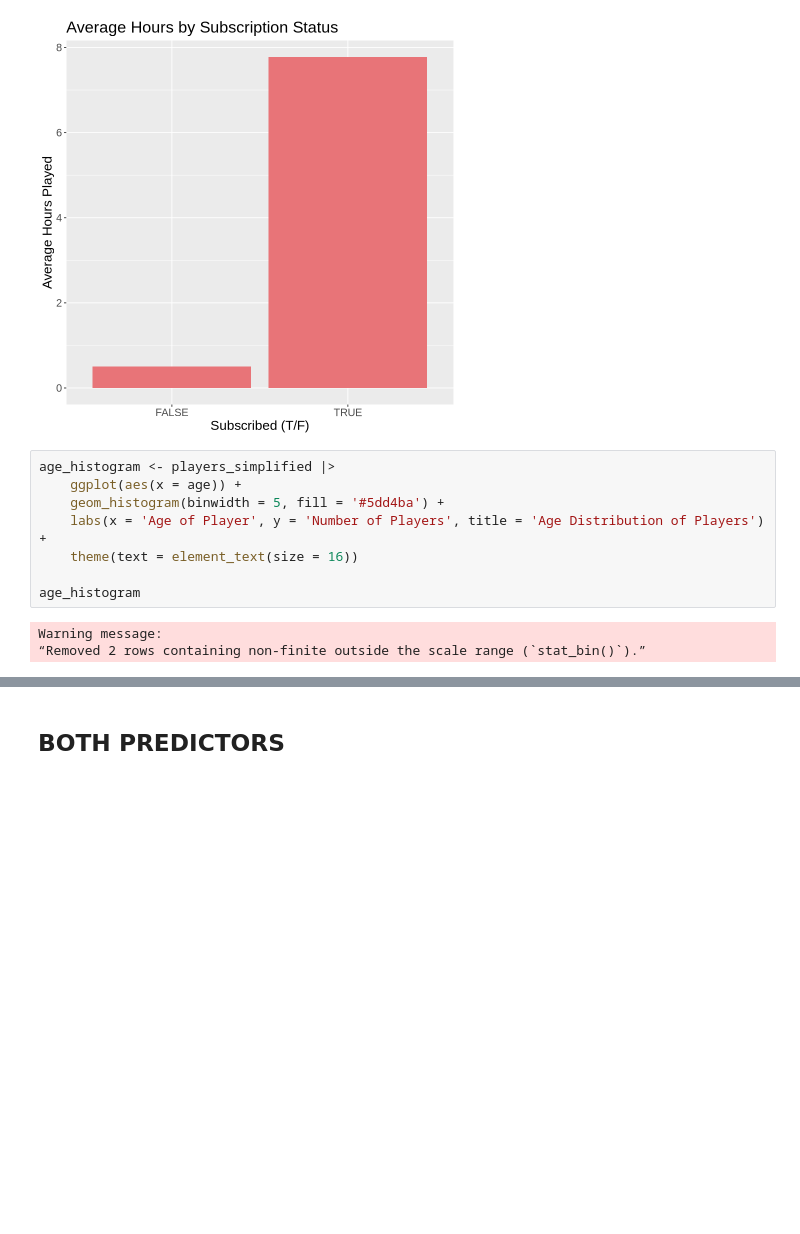
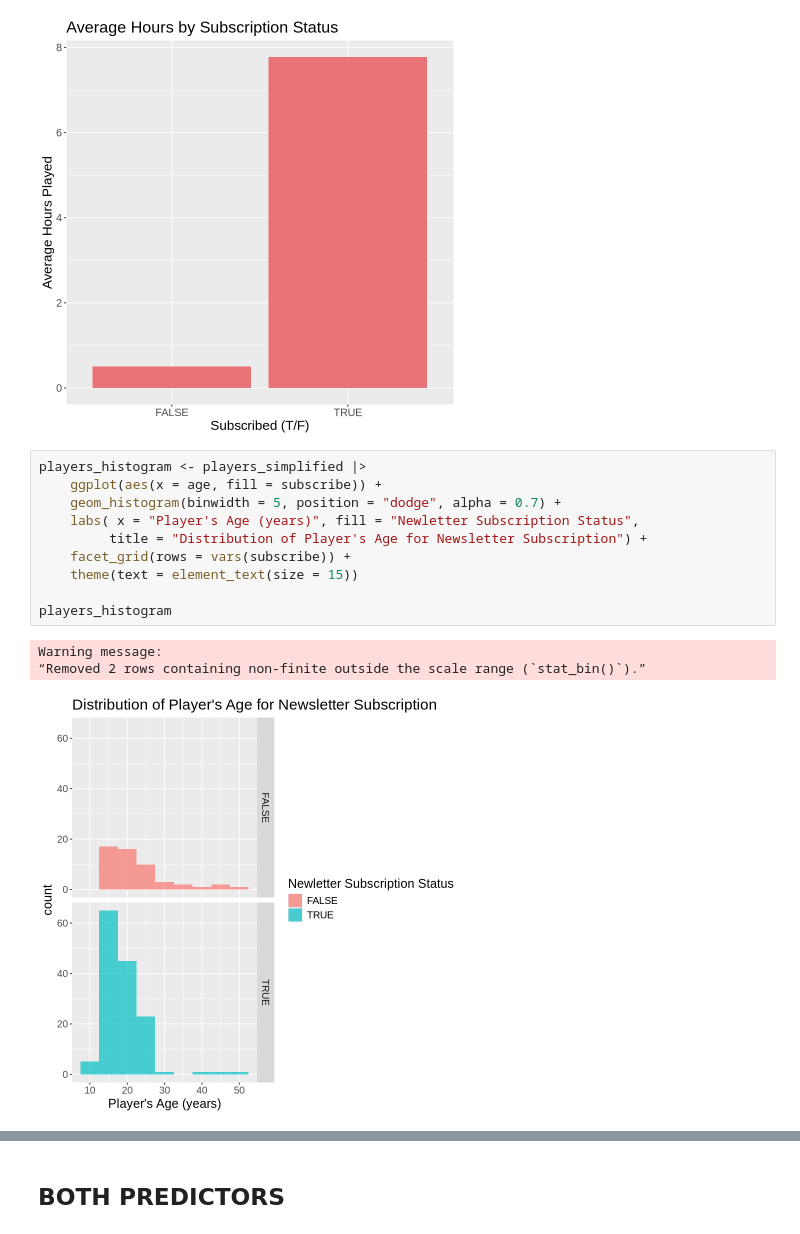
Before and after one commit to justin-pilson/dsci-100-project-2025w2-group-31, a Jupyter notebook: group-project-main-file.ipynb, the cells around one changed output, grey strips where cells are left out. Cells and saved outputs as stored; diff of their text form; blank space fills up the shorter version.

```diff
--- a/group-project-main-file.ipynb
+++ b/group-project-main-file.ipynb
@@ -136,16 +122,19 @@ avg_hours_plot
 # %% [output]
 [figure]
 # %%
-age_histogram <- players_simplified |>
-    ggplot(aes(x = age)) +
-    geom_histogram(binwidth = 5, fill = '#5dd4ba') +
-    labs(x = 'Age of Player', y = 'Number of Players', title = 'Age Distribution of Players') +
-    theme(text = element_text(size = 16))
+players_histogram <- players_simplified |>
+    ggplot(aes(x = age, fill = subscribe)) +
+    geom_histogram(binwidth = 5, position = "dodge", alpha = 0.7) +
+    labs( x = "Player's Age (years)", fill = "Newletter Subscription Status",
+         title = "Distribution of Player's Age for Newsletter Subscription") +
+    facet_grid(rows = vars(subscribe)) +
+    theme(text = element_text(size = 15))
 
-age_histogram
+players_histogram
 # %% [output]
 Warning message:
 “Removed 2 rows containing non-finite outside the scale range (`stat_bin()`).”
+[figure, added]
 # %%
 age_vs_hours_plot <- players_simplified |>
     ggplot(aes(x = age, y = played_hours, colour = subscribe)) +
```
Also changed, not shown: parts of 14 cells of this notebook.
